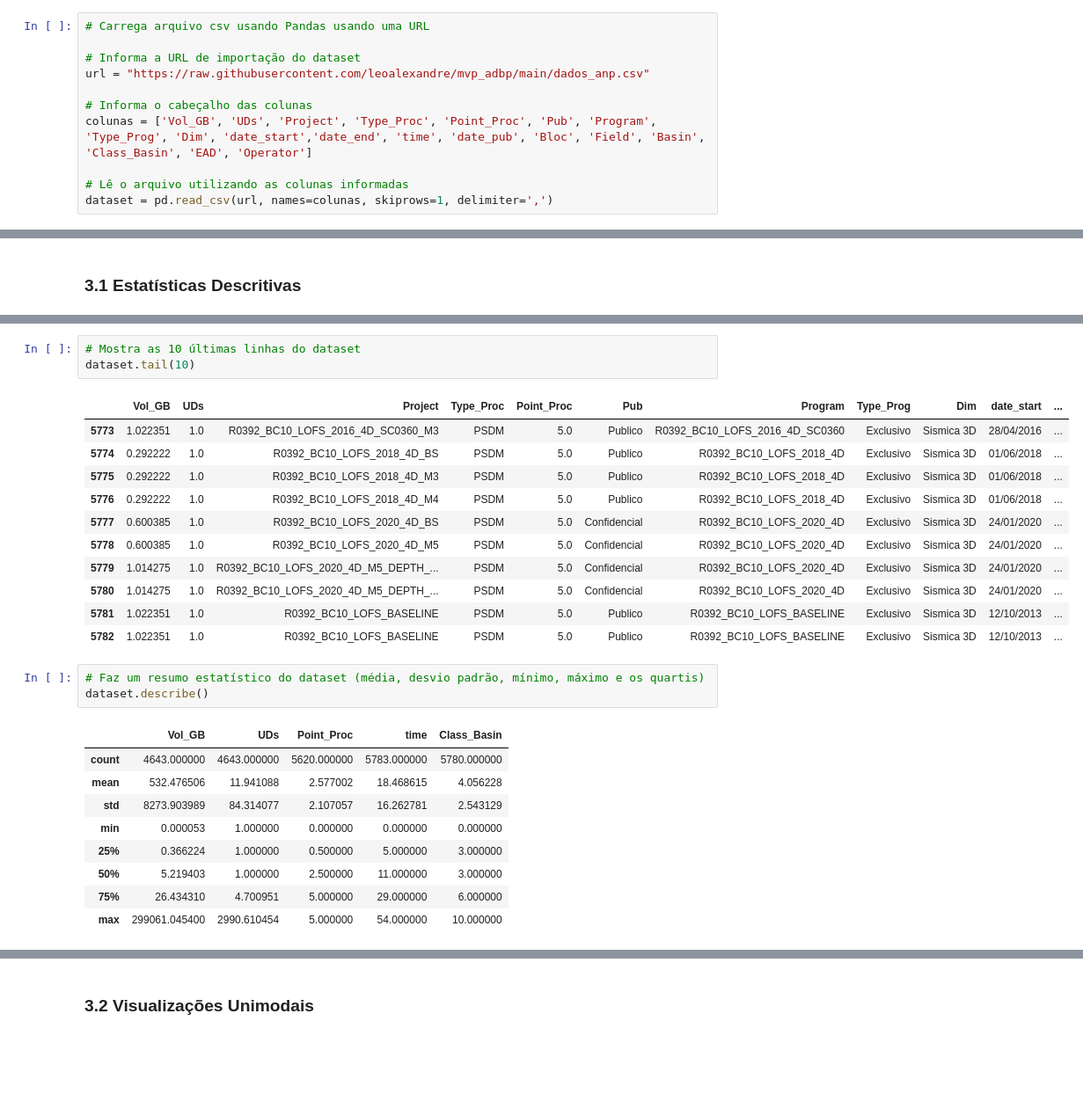
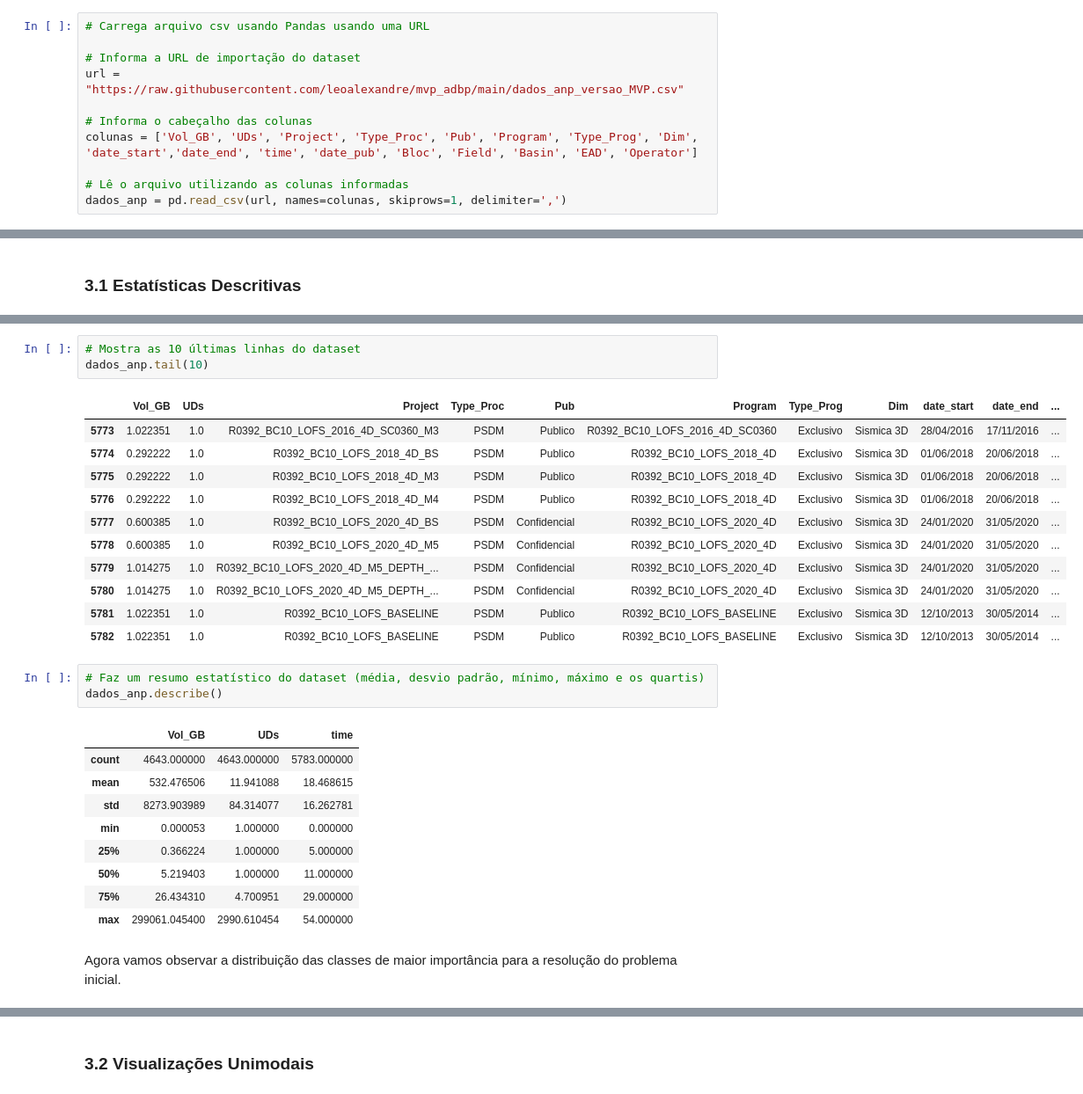
Before and after one commit to leoalexandre/MVP_ADBP, a Jupyter notebook: mvp_anp_seismic.ipynb, the cells around one changed output, grey strips where cells are left out. Shown at 88% size. Drawn from its saved outputs; the diff is of its cells as text; blank space fills up the shorter version.

```diff
--- a/mvp_anp_seismic.ipynb
+++ b/mvp_anp_seismic.ipynb
@@ -77,10 +78,10 @@ Para a carga dos dados presentes em um arquivo de extensão csv será utilizado
 # Carrega arquivo csv usando Pandas usando uma URL
 
 # Informa a URL de importação do dataset
-url = "https://raw.githubusercontent.com/leoalexandre/mvp_adbp/main/dados_anp.csv"
+url = "https://raw.githubusercontent.com/leoalexandre/mvp_adbp/main/dados_anp_versao_MVP.csv"
 
 # Informa o cabeçalho das colunas
-colunas = ['Vol_GB', 'UDs', 'Project', 'Type_Proc', 'Point_Proc', 'Pub', 'Program', 'Type_Prog', 'Dim', 'date_start','date_end', 'time', 'date_pub', 'Bloc', 'Field', 'Basin', 'Class_Basin', 'EAD', 'Operator']
+colunas = ['Vol_GB', 'UDs', 'Project', 'Type_Proc', 'Pub', 'Program', 'Type_Prog', 'Dim', 'date_start','date_end', 'time', 'date_pub', 'Bloc', 'Field', 'Basin', 'EAD', 'Operator']
 
 # Lê o arquivo utilizando as colunas informadas
-dataset = pd.read_csv(url, names=colunas, skiprows=1, delimiter=',')
+dados_anp = pd.read_csv(url, names=colunas, skiprows=1, delimiter=',')
@@ -143,29 +149,31 @@ dataset.head(10)
 # %%
 # Mostra as 10 últimas linhas do dataset
-dataset.tail(10)
+dados_anp.tail(10)
 # %% [output]
-|  | Vol_GB | UDs | Project | Type_Proc | Point_Proc | Pub | Program | Type_Prog | Dim | date_start | ... |
-| 5773 | 1.022351 | 1.0 | R0392_BC10_LOFS_2016_4D_SC0360_M3 | PSDM | 5.0 | Publico | R0392_BC10_LOFS_2016_4D_SC0360 | Exclusivo | Sismica 3D | 28/04/2016 | ... |
-| 5774 | 0.292222 | 1.0 | R0392_BC10_LOFS_2018_4D_BS | PSDM | 5.0 | Publico | R0392_BC10_LOFS_2018_4D | Exclusivo | Sismica 3D | 01/06/2018 | ... |
-| 5775 | 0.292222 | 1.0 | R0392_BC10_LOFS_2018_4D_M3 | PSDM | 5.0 | Publico | R0392_BC10_LOFS_2018_4D | Exclusivo | Sismica 3D | 01/06/2018 | ... |
-| 5776 | 0.292222 | 1.0 | R0392_BC10_LOFS_2018_4D_M4 | PSDM | 5.0 | Publico | R0392_BC10_LOFS_2018_4D | Exclusivo | Sismica 3D | 01/06/2018 | ... |
-| 5777 | 0.600385 | 1.0 | R0392_BC10_LOFS_2020_4D_BS | PSDM | 5.0 | Confidencial | R0392_BC10_LOFS_2020_4D | Exclusivo | Sismica 3D | 24/01/2020 | ... |
-| 5778 | 0.600385 | 1.0 | R0392_BC10_LOFS_2020_4D_M5 | PSDM | 5.0 | Confidencial | R0392_BC10_LOFS_2020_4D | Exclusivo | Sismica 3D | 24/01/2020 | ... |
-| 5779 | 1.014275 | 1.0 | R0392_BC10_LOFS_2020_4D_M5_DEPTH_... | PSDM | 5.0 | Confidencial | R0392_BC10_LOFS_2020_4D | Exclusivo | Sismica 3D | 24/01/2020 | ... |
-| 5780 | 1.014275 | 1.0 | R0392_BC10_LOFS_2020_4D_M5_DEPTH_... | PSDM | 5.0 | Confidencial | R0392_BC10_LOFS_2020_4D | Exclusivo | Sismica 3D | 24/01/2020 | ... |
-| 5781 | 1.022351 | 1.0 | R0392_BC10_LOFS_BASELINE | PSDM | 5.0 | Publico | R0392_BC10_LOFS_BASELINE | Exclusivo | Sismica 3D | 12/10/2013 | ... |
-| 5782 | 1.022351 | 1.0 | R0392_BC10_LOFS_BASELINE | PSDM | 5.0 | Publico | R0392_BC10_LOFS_BASELINE | Exclusivo | Sismica 3D | 12/10/2013 | ... |
+|  | Vol_GB | UDs | Project | Type_Proc | Pub | Program | Type_Prog | Dim | date_start | date_end | ... |
+| 5773 | 1.022351 | 1.0 | R0392_BC10_LOFS_2016_4D_SC0360_M3 | PSDM | Publico | R0392_BC10_LOFS_2016_4D_SC0360 | Exclusivo | Sismica 3D | 28/04/2016 | 17/11/2016 | ... |
+| 5774 | 0.292222 | 1.0 | R0392_BC10_LOFS_2018_4D_BS | PSDM | Publico | R0392_BC10_LOFS_2018_4D | Exclusivo | Sismica 3D | 01/06/2018 | 20/06/2018 | ... |
+| 5775 | 0.292222 | 1.0 | R0392_BC10_LOFS_2018_4D_M3 | PSDM | Publico | R0392_BC10_LOFS_2018_4D | Exclusivo | Sismica 3D | 01/06/2018 | 20/06/2018 | ... |
+| 5776 | 0.292222 | 1.0 | R0392_BC10_LOFS_2018_4D_M4 | PSDM | Publico | R0392_BC10_LOFS_2018_4D | Exclusivo | Sismica 3D | 01/06/2018 | 20/06/2018 | ... |
+| 5777 | 0.600385 | 1.0 | R0392_BC10_LOFS_2020_4D_BS | PSDM | Confidencial | R0392_BC10_LOFS_2020_4D | Exclusivo | Sismica 3D | 24/01/2020 | 31/05/2020 | ... |
+| 5778 | 0.600385 | 1.0 | R0392_BC10_LOFS_2020_4D_M5 | PSDM | Confidencial | R0392_BC10_LOFS_2020_4D | Exclusivo | Sismica 3D | 24/01/2020 | 31/05/2020 | ... |
+| 5779 | 1.014275 | 1.0 | R0392_BC10_LOFS_2020_4D_M5_DEPTH_... | PSDM | Confidencial | R0392_BC10_LOFS_2020_4D | Exclusivo | Sismica 3D | 24/01/2020 | 31/05/2020 | ... |
+| 5780 | 1.014275 | 1.0 | R0392_BC10_LOFS_2020_4D_M5_DEPTH_... | PSDM | Confidencial | R0392_BC10_LOFS_2020_4D | Exclusivo | Sismica 3D | 24/01/2020 | 31/05/2020 | ... |
+| 5781 | 1.022351 | 1.0 | R0392_BC10_LOFS_BASELINE | PSDM | Publico | R0392_BC10_LOFS_BASELINE | Exclusivo | Sismica 3D | 12/10/2013 | 30/05/2014 | ... |
+| 5782 | 1.022351 | 1.0 | R0392_BC10_LOFS_BASELINE | PSDM | Publico | R0392_BC10_LOFS_BASELINE | Exclusivo | Sismica 3D | 12/10/2013 | 30/05/2014 | ... |
 # %%
 # Faz um resumo estatístico do dataset (média, desvio padrão, mínimo, máximo e os quartis)
-dataset.describe()
+dados_anp.describe()
 # %% [output]
-|  | Vol_GB | UDs | Point_Proc | time | Class_Basin |
-| count | 4643.000000 | 4643.000000 | 5620.000000 | 5783.000000 | 5780.000000 |
-| mean | 532.476506 | 11.941088 | 2.577002 | 18.468615 | 4.056228 |
-| std | 8273.903989 | 84.314077 | 2.107057 | 16.262781 | 2.543129 |
-| min | 0.000053 | 1.000000 | 0.000000 | 0.000000 | 0.000000 |
-| 25% | 0.366224 | 1.000000 | 0.500000 | 5.000000 | 3.000000 |
-| 50% | 5.219403 | 1.000000 | 2.500000 | 11.000000 | 3.000000 |
-| 75% | 26.434310 | 4.700951 | 5.000000 | 29.000000 | 6.000000 |
-| max | 299061.045400 | 2990.610454 | 5.000000 | 54.000000 | 10.000000 |
+|  | Vol_GB | UDs | time |
+| count | 4643.000000 | 4643.000000 | 5783.000000 |
+| mean | 532.476506 | 11.941088 | 18.468615 |
+| std | 8273.903989 | 84.314077 | 16.262781 |
+| min | 0.000053 | 1.000000 | 0.000000 |
+| 25% | 0.366224 | 1.000000 | 5.000000 |
+| 50% | 5.219403 | 1.000000 | 11.000000 |
+| 75% | 26.434310 | 4.700951 | 29.000000 |
+| max | 299061.045400 | 2990.610454 | 54.000000 |
+# %% [markdown]
+Agora vamos observar a distribuição das classes de maior importância para a resolução do problema inicial.
 # %%
```
Also changed, not shown: parts of 19 cells of this notebook.
